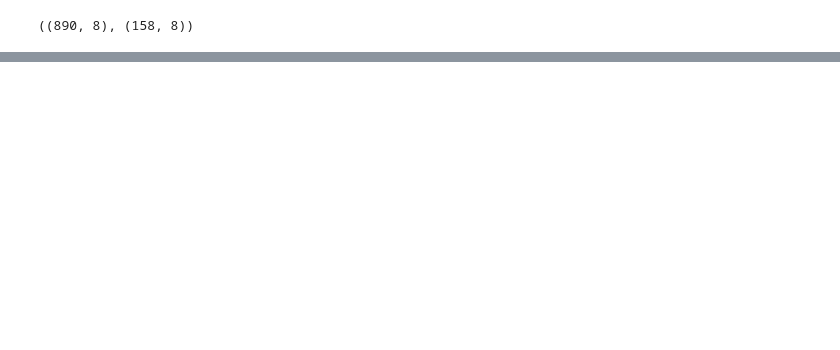
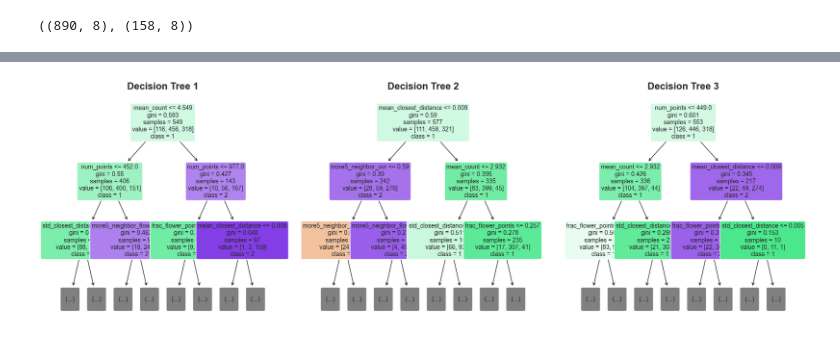
Before and after one commit to Keerthiharan-A/2D-Point-Cloud-Simplification-And-Reconstruction, a Jupyter notebook: RF_Discernment.ipynb, the cells around one changed output, grey strips where cells are left out. Saved outputs shown, nothing was run; the diff lists cells and outputs as text; code cells hidden in the pictures; blank space fills up the shorter version.

```diff
--- a/RF_Discernment.ipynb
+++ b/RF_Discernment.ipynb
@@ -119,9 +174,12 @@ rf = RandomForestClassifier()
 # Use random search to find the best hyperparameters
 rand_search = RandomizedSearchCV(rf,
                                  param_distributions = param_dist,
-                                 n_iter=15,
+                                 n_iter=100,
                                  cv=5)
 
 # Fit the random search object to the data
-rand_search.fit(X_train, y_train)
+rand_search.fit(X_train,  y_train)
+
+best_rf = rand_search.best_estimator_
+print('Best Random Forest hyperparameters:', rand_search.best_params_)
 # %% [output]
@@ -158,0 +249,26 @@ Test set score: 0.9241
+# %%
+from sklearn.tree import plot_tree
+
+num_trees = 3
+
+fig, axes = plt.subplots(1, num_trees, figsize=(18, 6))
+
+for i in range(num_trees):
+    tree = best_rf.estimators_[i]
+    class_names = [str(cls) for cls in best_rf.classes_]
+
+    plot_tree(tree,
+              filled=True,
+              feature_names=best_rf.feature_names_in_,
+              class_names=class_names,
+              rounded=True,
+              fontsize=10,
+              ax=axes[i],
+              max_depth=2)
+
+    axes[i].set_title(f'Decision Tree {i + 1}', fontsize=16, fontweight='bold')
+
+plt.tight_layout()
+plt.show()
+# %% [output]
+[figure, added]
```
Also changed, not shown: parts of 17 cells of this notebook, 4 other files.
